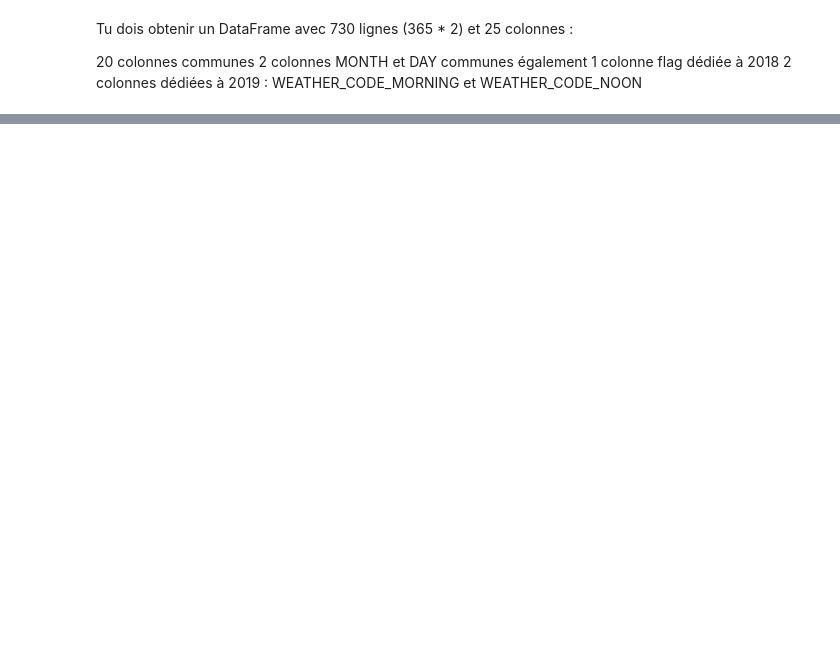
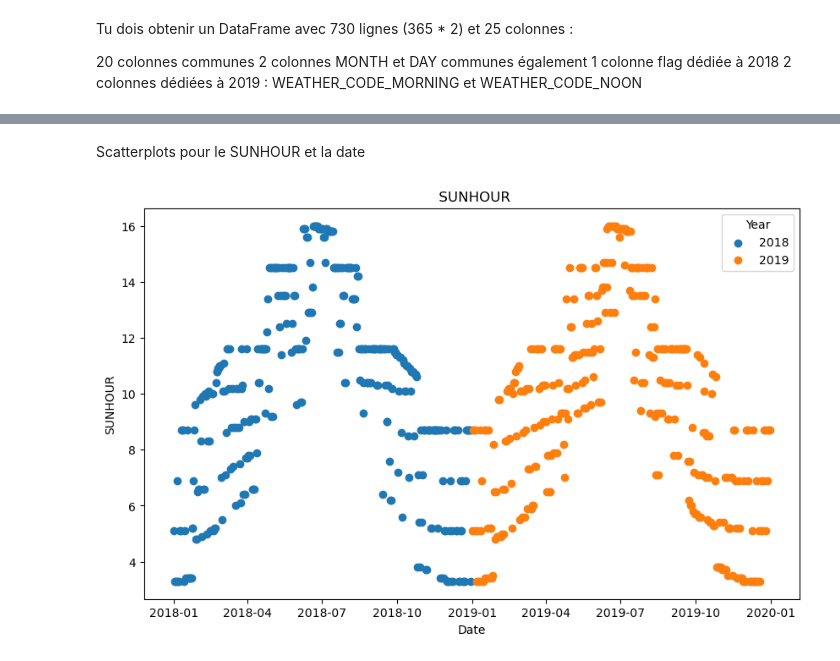
Before and after one commit to bigmoletos/WildCodeSchool_formation_IA_nov2023, a Jupyter notebook: quêtes/Semaine5/Pandas/Pandas/FD_2.4 Pandas_Merge and fill Missing values.ipynb, the cells around one changed output, grey strips where cells are left out. Saved outputs shown, nothing was run; the diff lists cells and outputs as text; code cells hidden in the pictures; blank space fills up the shorter version.

```diff
--- a/quêtes/Semaine5/Pandas/Pandas/FD_2.4 Pandas_Merge and fill Missing values.ipynb
+++ b/quêtes/Semaine5/Pandas/Pandas/FD_2.4 Pandas_Merge and fill Missing values.ipynb
@@ -862,0 +1120,14 @@ Sur chaque graphique, on pourra lire si 2018 et 2019 sont différents ou similai
+# %% [markdown]
+Scatterplots pour le SUNHOUR et la date
+# %%
+plt.figure(figsize=(10, 6))
+for year in df18_19['YEAR'].unique():
+    plt.scatter(df18_19[df18_19['YEAR'] == year].index,
+                df18_19[df18_19['YEAR'] == year]['SUNHOUR'], label=year)
+plt.legend(title='Year')
+plt.title(' SUNHOUR')
+plt.xlabel('Date')
+plt.ylabel('SUNHOUR')
+plt.show()
+# %% [output]
+[figure, added]
```
Also changed, not shown: parts of 27 cells of this notebook, 1 other file.
